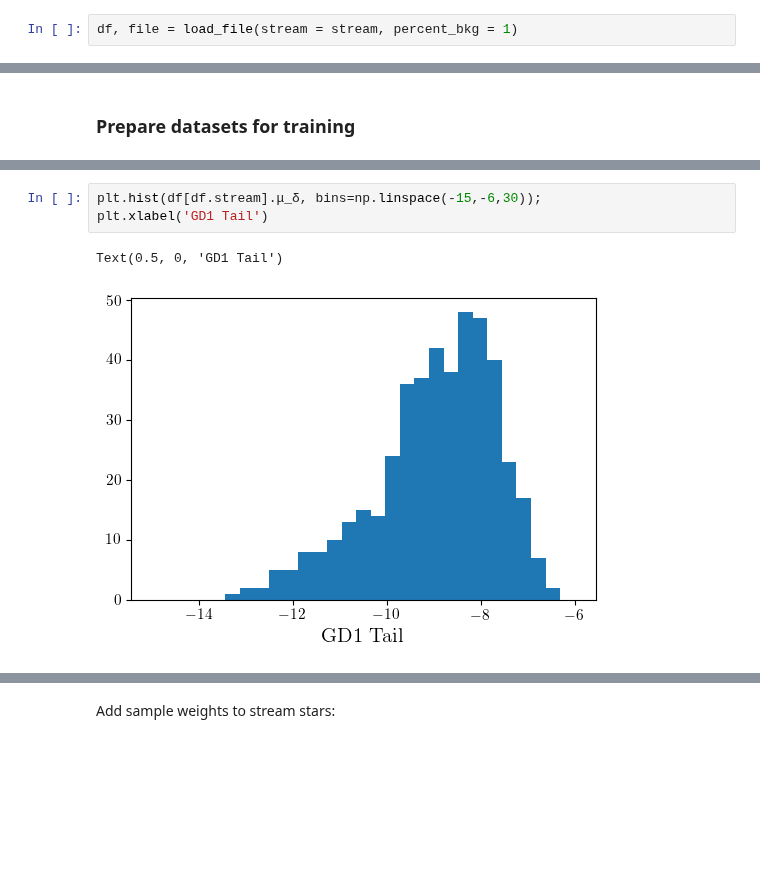
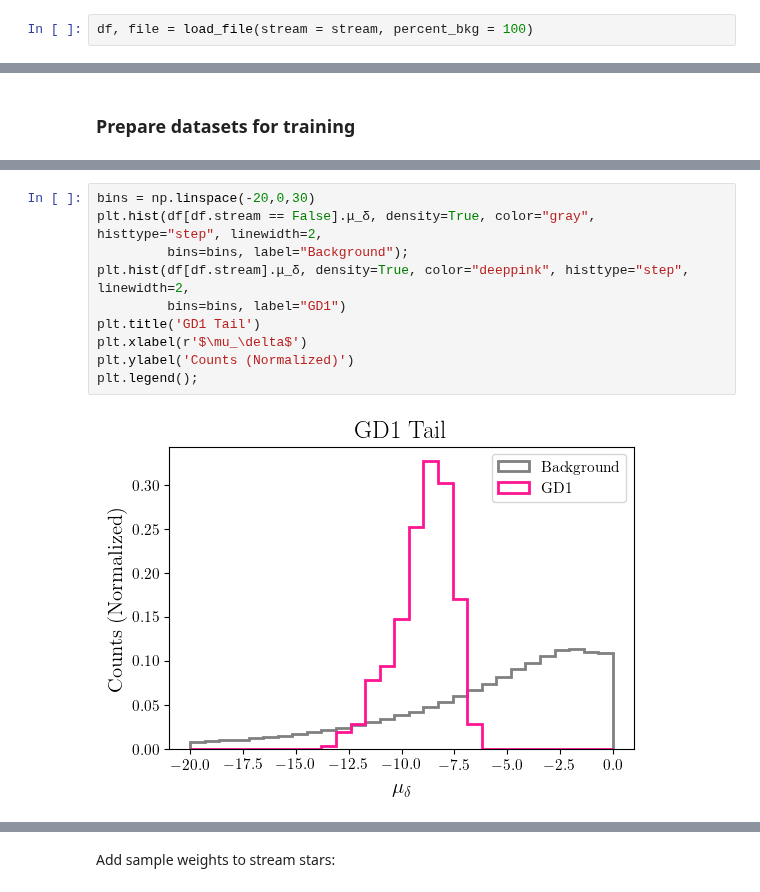
Before and after one commit to hep-lbdl/GaiaCWoLa, a Jupyter notebook: train.ipynb, the cells around one changed output, grey strips where cells are left out. Cells and saved outputs as stored; diff of their text form; blank space fills up the shorter version.

Commit message:
Running over optimized tail patch

```diff
--- a/train.ipynb
+++ b/train.ipynb
@@ -15,4 +25,4 @@ tf.config.experimental.set_memory_growth(physical_devices[0], True)
 # %%
 stream = "gd1_tail"
 # %%
-df, file = load_file(stream = stream, percent_bkg = 1)
+df, file = load_file(stream = stream, percent_bkg = 100)
@@ -52,7 +59,13 @@ visualize_stream(df, show_stream=True)
 # %%
-plt.hist(df[df.stream].μ_δ, bins=np.linspace(-15,-6,30));
-plt.xlabel('GD1 Tail')
+bins = np.linspace(-20,0,30)
+plt.hist(df[df.stream == False].μ_δ, density=True, color="gray", histtype="step", linewidth=2,
+         bins=bins, label="Background");
+plt.hist(df[df.stream].μ_δ, density=True, color="deeppink", histtype="step", linewidth=2,
+         bins=bins, label="GD1")
+plt.title('GD1 Tail')
+plt.xlabel(r'$\mu_\delta$')
+plt.ylabel('Counts (Normalized)')
+plt.legend();
 # %% [output]
-Text(0.5, 0, 'GD1 Tail')
-[figure, old version]
+[figure, new version]
 # %%
```
Also changed, not shown: parts of 13 cells of this notebook, 3 other files.
